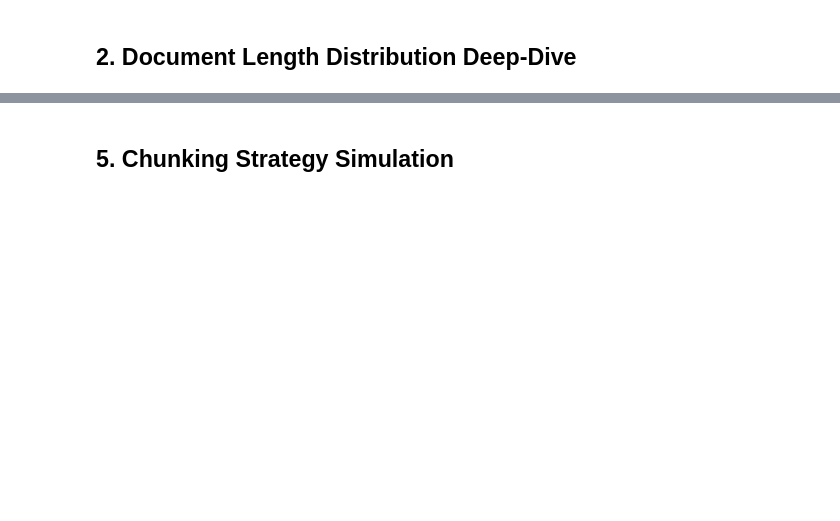
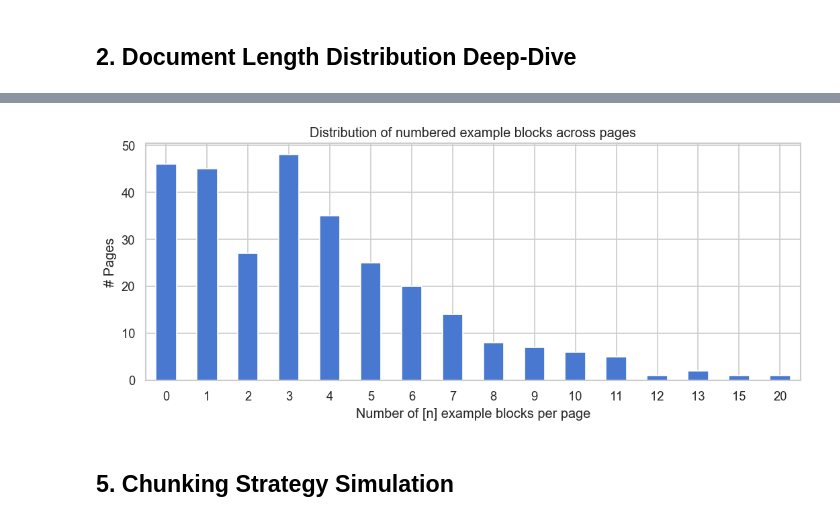
Before and after one commit to adrianmarino19/pql-agent, a Jupyter notebook: notebooks/chunking_analysis.ipynb, the cells around one changed output, grey strips where cells are left out. Drawn from its saved outputs; the diff is of its cells as text; code cells hidden in the pictures; blank space fills up the shorter version.

````diff
--- a/notebooks/chunking_analysis.ipynb
+++ b/notebooks/chunking_analysis.ipynb
@@ -142,20 +200,0 @@ plt.show()
-# %%
-def extract_structure(text):
-    if not isinstance(text, str):
-        return {}
-    lines = text.split('\n')
-    return {
-        'h1_count': sum(1 for l in lines if re.match(r'^# [^#]', l)),
-        'h2_count': sum(1 for l in lines if re.match(r'^## [^#]', l)),
-        'h3_count': sum(1 for l in lines if re.match(r'^### [^#]', l)),
-        'code_block_count': len(re.findall(r'```', text)) // 2,
-        'inline_code_count': len(re.findall(r'`[^`\n]+`', text)),
-        'list_item_count': sum(1 for l in lines if re.match(r'^\s*[-*+]\s|^\s*\d+\.\s', l)),
-        'table_count': len(set(i for i, l in enumerate(lines) if '|' in l and l.strip().startswith('|'))),
-        'total_headers': sum(1 for l in lines if re.match(r'^#{1,3} ', l)),
-    }
-
-struct_df = df['full_content'].apply(extract_structure).apply(pd.Series)
-df = pd.concat([df, struct_df], axis=1)
-print('Structural features extracted:')
-df[list(struct_df.columns)].describe().round(1)
@@ -279,3 +344,30 @@ print(df.groupby('content_type')['token_count'].describe().round(0))
+# %%
+# ── 3.4  How many numbered examples does each page have? ────────────────────
+#
+# The pattern [1], [2], [3] … marks individual example blocks in the docs.
+# This is the natural split boundary for large function-reference pages.
+
+df['n_examples'] = df['full_content'].str.count(r'\[\d+\]')
+
+example_dist = df['n_examples'].value_counts().sort_index()
+# print("Number of numbered example blocks per page:")
+# print(example_dist.to_string())
+# print()
+# print(f"Pages with 0 numbered examples : {(df['n_examples'] == 0).sum()}")
+# print(f"Pages with 1+ numbered examples: {(df['n_examples'] >= 1).sum()}")
+# print(f"Max examples on a single page  : {df['n_examples'].max()}  "
+#       f"({df.loc[df['n_examples'].idxmax(), 'title']})")
+
+fig, ax = plt.subplots(figsize=(9, 4))
+example_dist.plot(kind='bar', ax=ax, edgecolor='white')
+ax.set_xlabel('Number of [n] example blocks per page')
+ax.set_ylabel('# Pages')
+ax.set_title('Distribution of numbered example blocks across pages')
+ax.tick_params(axis='x', rotation=0)
+plt.tight_layout()
+plt.show()
+# %% [output]
+[figure, added]
 # %% [markdown]
 ## 5. Chunking Strategy Simulation
 # %%
````
Also changed, not shown: parts of 27 cells of this notebook, 3 other files.
